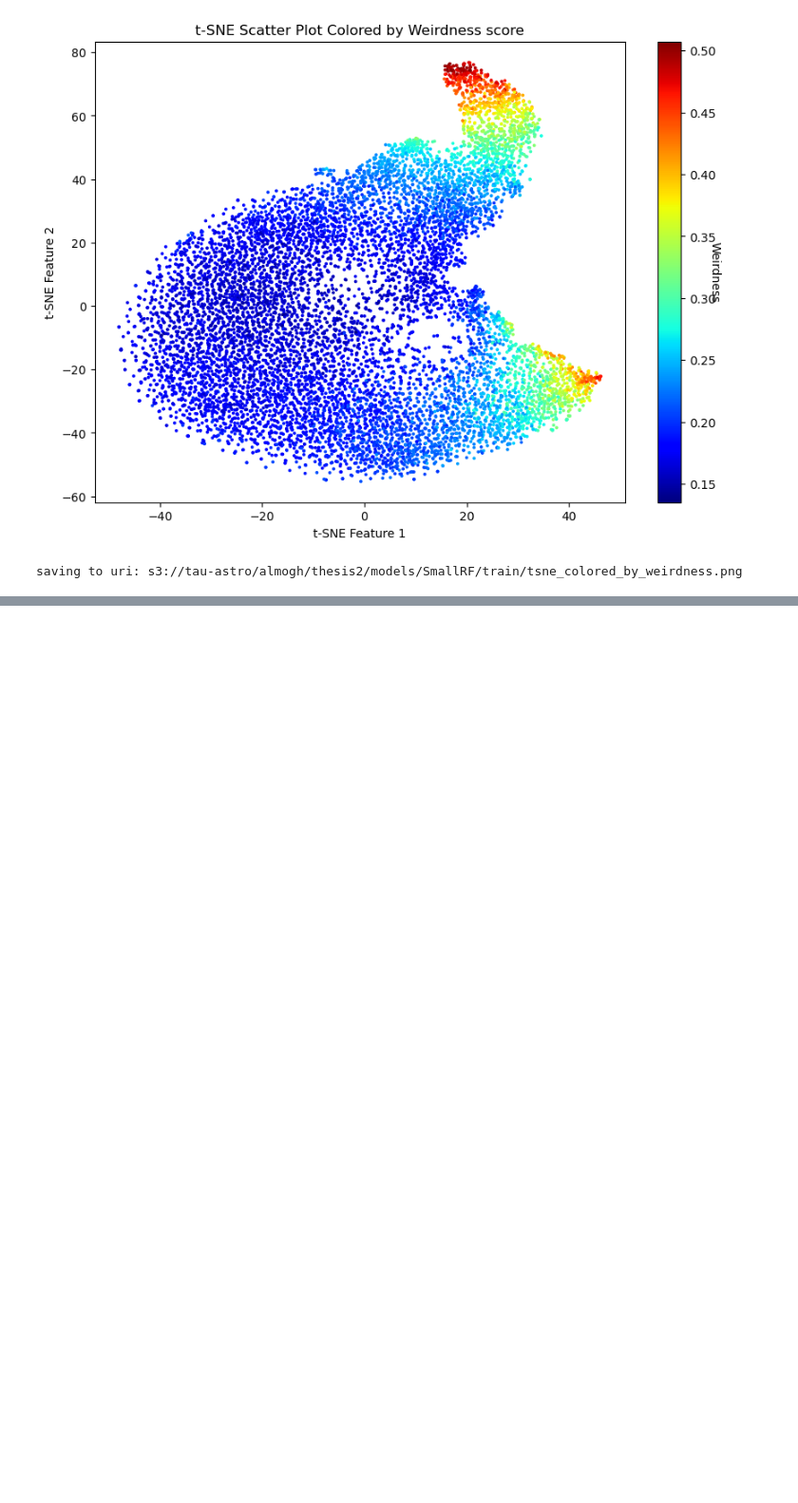
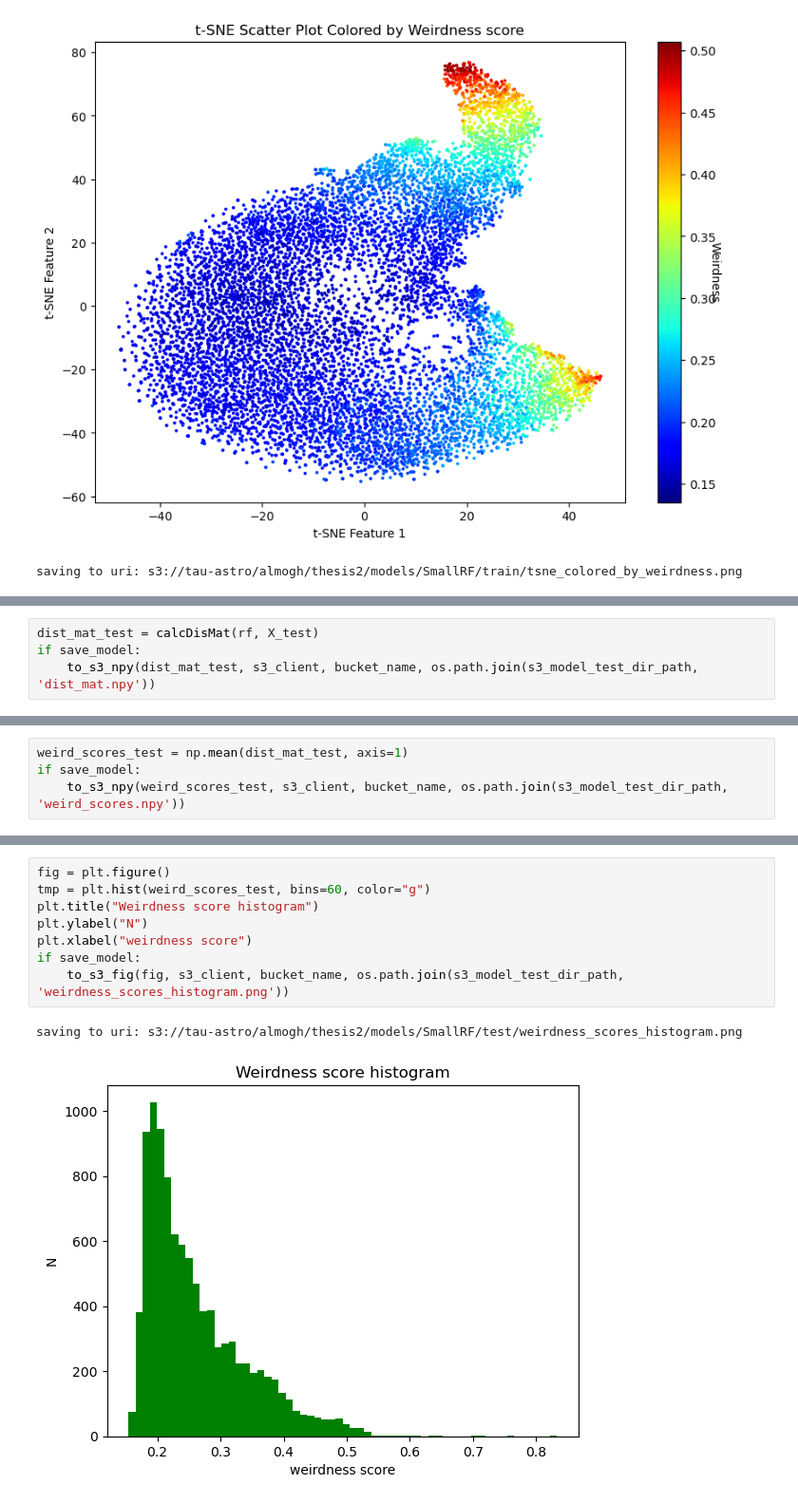
Before and after one commit to almoghershko/thesis2, a Jupyter notebook: notebooks/train_smallRF.ipynb, the cells around one changed output, grey strips where cells are left out. Shown at 95% size. Cells and saved outputs as stored; diff of their text form; blank space fills up the shorter version.

```diff
--- a/notebooks/train_smallRF.ipynb
+++ b/notebooks/train_smallRF.ipynb
@@ -390,0 +381,4 @@ saving to uri: s3://tau-astro/almogh/thesis2/models/SmallRF/train/tsne_colored_b
+# %%
+dist_mat_test = calcDisMat(rf, X_test)
+if save_model:
+    to_s3_npy(dist_mat_test, s3_client, bucket_name, os.path.join(s3_model_test_dir_path, 'dist_mat.npy'))
@@ -390,0 +400,4 @@ saving to uri: s3://tau-astro/almogh/thesis2/models/SmallRF/train/tsne_colored_b
+# %%
+weird_scores_test = np.mean(dist_mat_test, axis=1)
+if save_model:
+    to_s3_npy(weird_scores_test, s3_client, bucket_name, os.path.join(s3_model_test_dir_path, 'weird_scores.npy'))
@@ -390,0 +428,11 @@ saving to uri: s3://tau-astro/almogh/thesis2/models/SmallRF/train/tsne_colored_b
+# %%
+fig = plt.figure()
+tmp = plt.hist(weird_scores_test, bins=60, color="g")
+plt.title("Weirdness score histogram")
+plt.ylabel("N")
+plt.xlabel("weirdness score")
+if save_model:
+    to_s3_fig(fig, s3_client, bucket_name, os.path.join(s3_model_test_dir_path, 'weirdness_scores_histogram.png'))
+# %% [output]
+saving to uri: s3://tau-astro/almogh/thesis2/models/SmallRF/test/weirdness_scores_histogram.png
+[figure, added]
```
Also changed, not shown: parts of 22 cells of this notebook, 5 other files.
